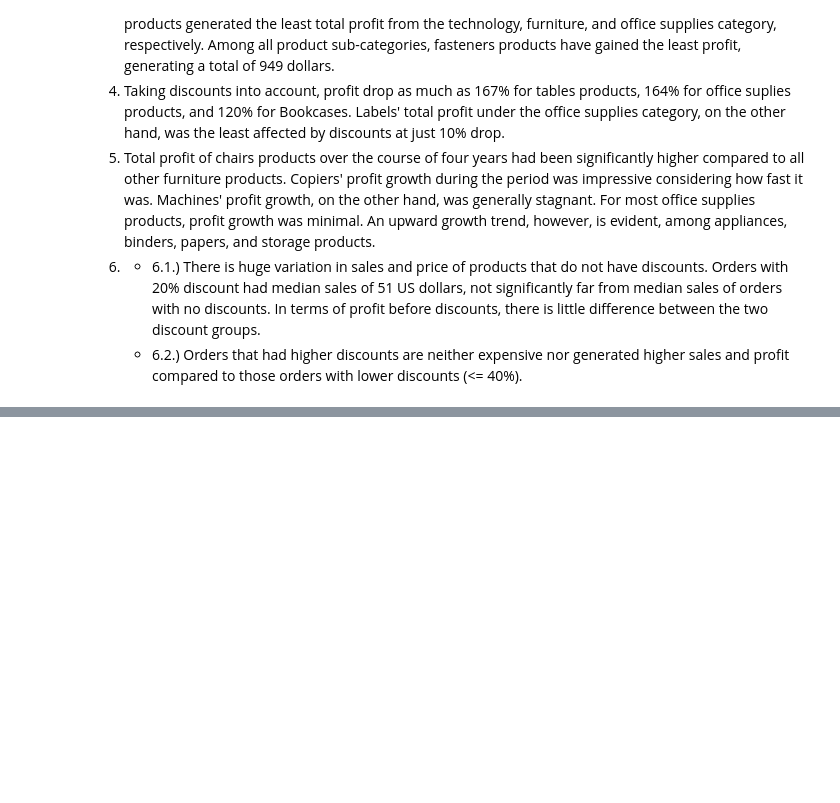
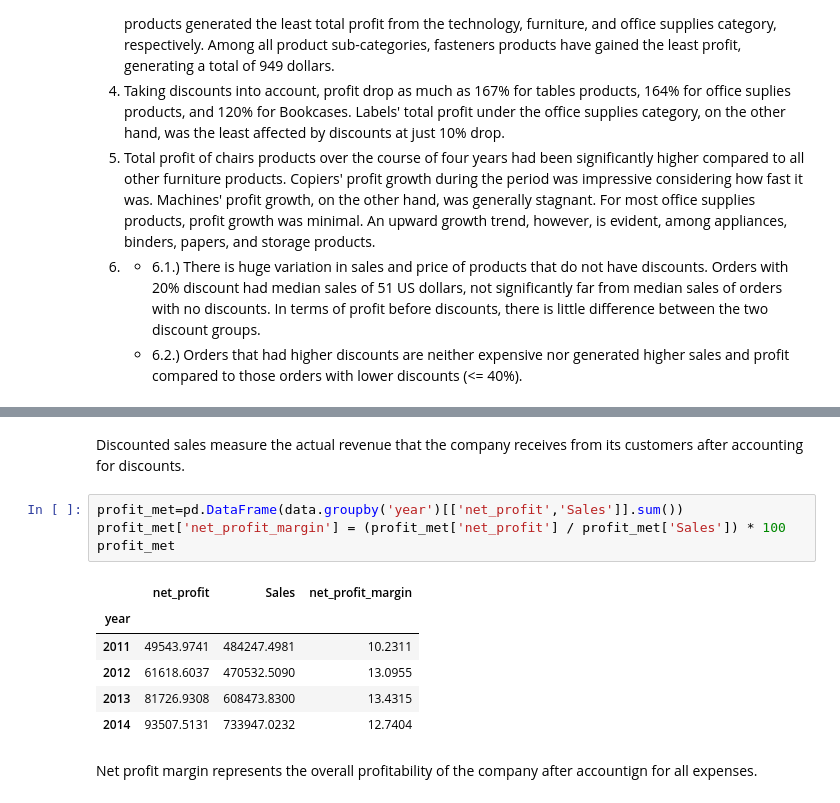
Before and after one commit to mantra0519/Retail_store_analysis, a Jupyter notebook: store_analysis.ipynb, the cells around one changed output, grey strips where cells are left out. Drawn from its saved outputs; the diff is of its cells as text; blank space fills up the shorter version.

```diff
--- a/store_analysis.ipynb
+++ b/store_analysis.ipynb
@@ -925,0 +984,15 @@ The table above shows there were 4798 orders that had no discount while 300 orde
+# %% [markdown]
+Discounted sales measure the actual revenue that the company receives from its customers after accounting for discounts.
+# %%
+profit_met=pd.DataFrame(data.groupby('year')[['net_profit','Sales']].sum())
+profit_met['net_profit_margin'] = (profit_met['net_profit'] / profit_met['Sales']) * 100
+profit_met
+# %% [output]
+|  | net_profit | Sales | net_profit_margin |
+| year |  |  |  |
+| 2011 | 49543.9741 | 484247.4981 | 10.2311 |
+| 2012 | 61618.6037 | 470532.5090 | 13.0955 |
+| 2013 | 81726.9308 | 608473.8300 | 13.4315 |
+| 2014 | 93507.5131 | 733947.0232 | 12.7404 |
+# %% [markdown]
+Net profit margin represents the overall profitability of the company after accountign for all expenses.
```
Also changed, not shown: parts of 10 cells of this notebook.
